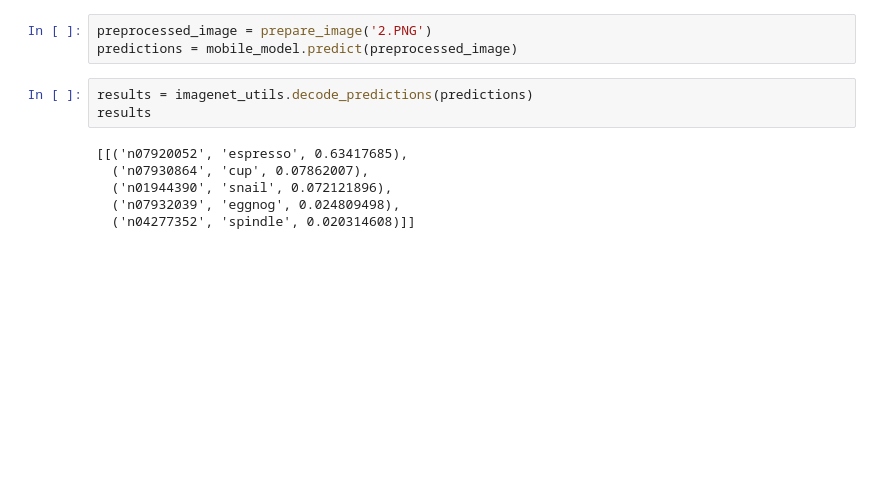
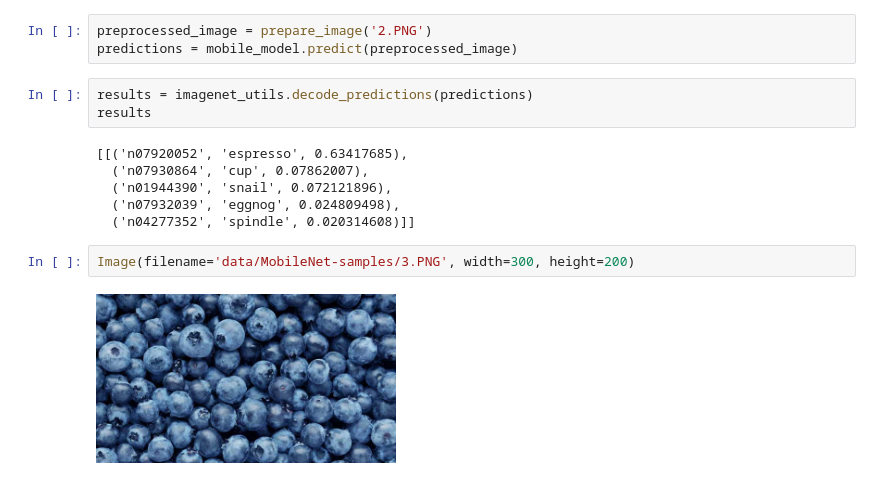
Before and after one commit to Arimitsu06/neural_network_stuff, a Jupyter notebook: first_mobile_net.ipynb, the cells around one changed output. Saved outputs shown, nothing was run; the diff lists cells and outputs as text; blank space fills up the shorter version.

Commit message:
Mobile Net Testing.

```diff
--- a/first_mobile_net.ipynb
+++ b/first_mobile_net.ipynb
@@ -69,3 +72,7 @@ results
   ('n01944390', 'snail', 0.072121896),
   ('n07932039', 'eggnog', 0.024809498),
   ('n04277352', 'spindle', 0.020314608)]]
+# %%
+Image(filename='data/MobileNet-samples/3.PNG', width=300, height=200)
+# %% [output]
+[figure, added]
```
Also changed, not shown: parts of 3 cells of this notebook.
